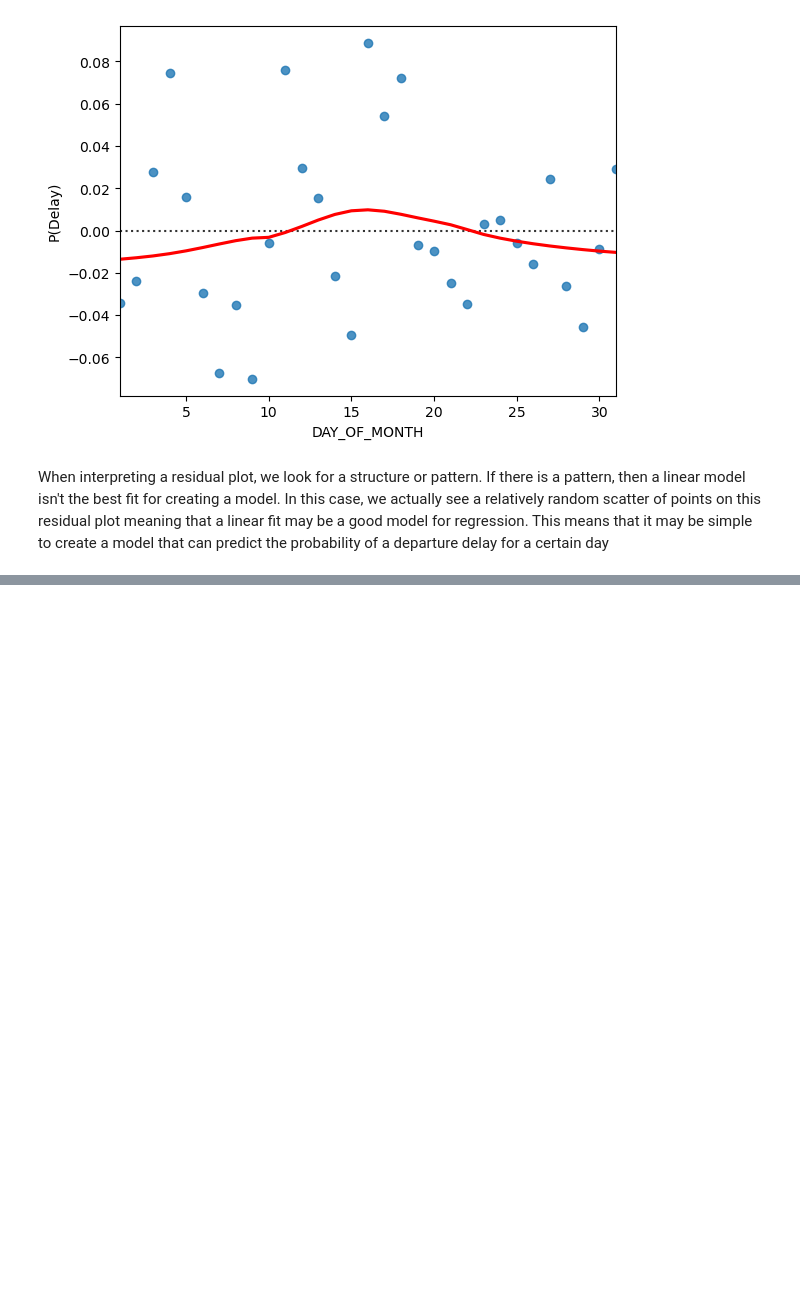
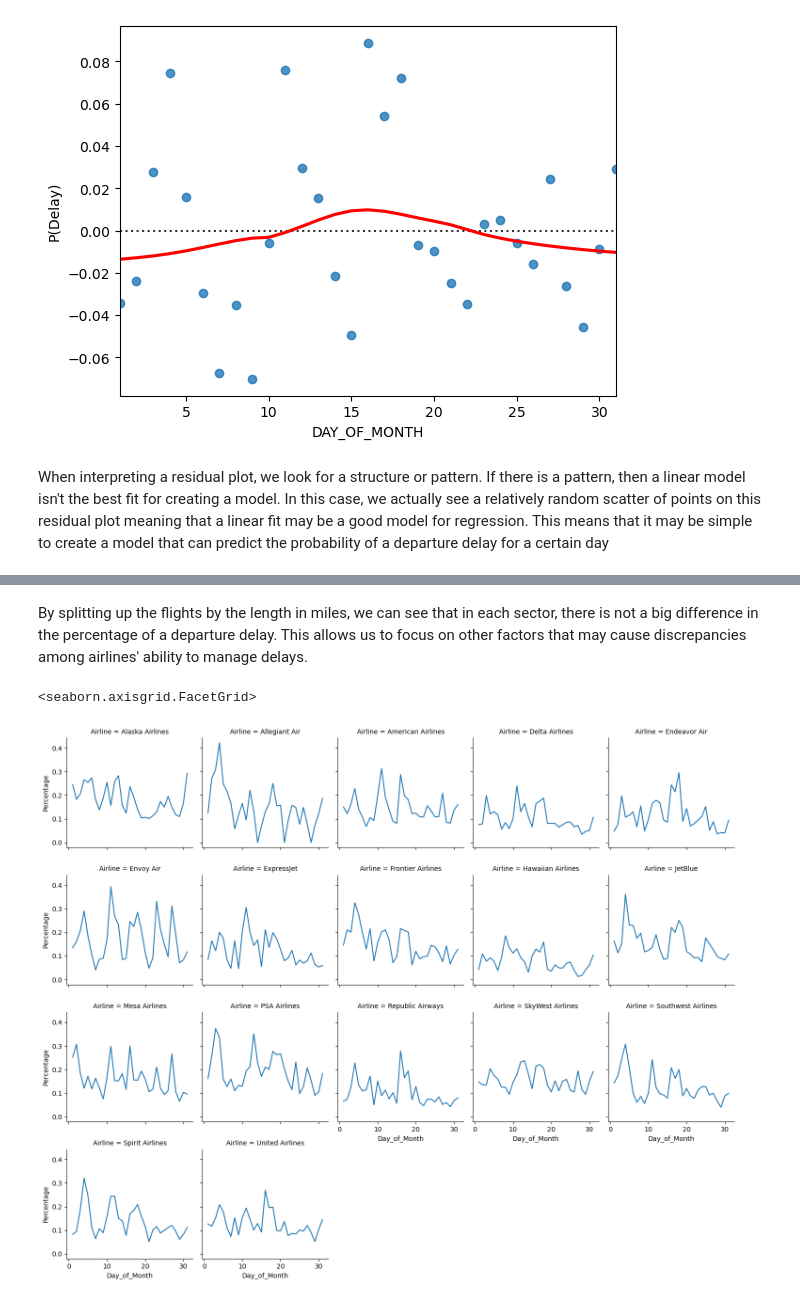
Before and after one commit to ubco-W2022T2-data301/project-group-group05, a Jupyter notebook: analysis/analysis_kaiden.ipynb, the cells around one changed output, grey strips where cells are left out. Saved outputs shown, nothing was run; the diff lists cells and outputs as text; code cells hidden in the pictures; blank space fills up the shorter version.

```diff
--- a/analysis/analysis_kaiden.ipynb
+++ b/analysis/analysis_kaiden.ipynb
@@ -170,0 +413,17 @@ When interpreting a residual plot, we look for a structure or pattern. If there
+# %% [markdown]
+By splitting up the flights by the length in miles, we can see that in each sector, there is not a big difference in the percentage of a departure delay. This allows us to focus on other factors that may cause discrepancies among airlines' ability to manage delays.
+# %%
+#Next, I want to visualize the probability of a delay that occurs on each day for each airline. This way, we can visualize
+#this data overtime and try and anlalyze certain trends.
+
+
+my_df = airline_df[['Airline', 'Day of Month', 'Delayed_Departure']].groupby(['Airline', 'Day of Month'])['Delayed_Departure'].sum().reset_index()
+my_df['Total flights per day'] = airline_df.groupby(['Airline', 'Day of Month']).size().reset_index(name='count')['count']
+my_df = my_df.assign(Percentage = lambda x: x['Delayed_Departure']/x['Total flights per day'])
+my_df = my_df.rename(columns={'Day of Month':'Day_of_Month'})
+
+g = sns.FacetGrid(my_df, col='Airline', col_wrap=5)
+g.map(sns.lineplot,'Day_of_Month', 'Percentage')
+# %% [output]
+<seaborn.axisgrid.FacetGrid>
+[figure, added]
```
Also changed, not shown: parts of 20 cells of this notebook, 1 other file.
